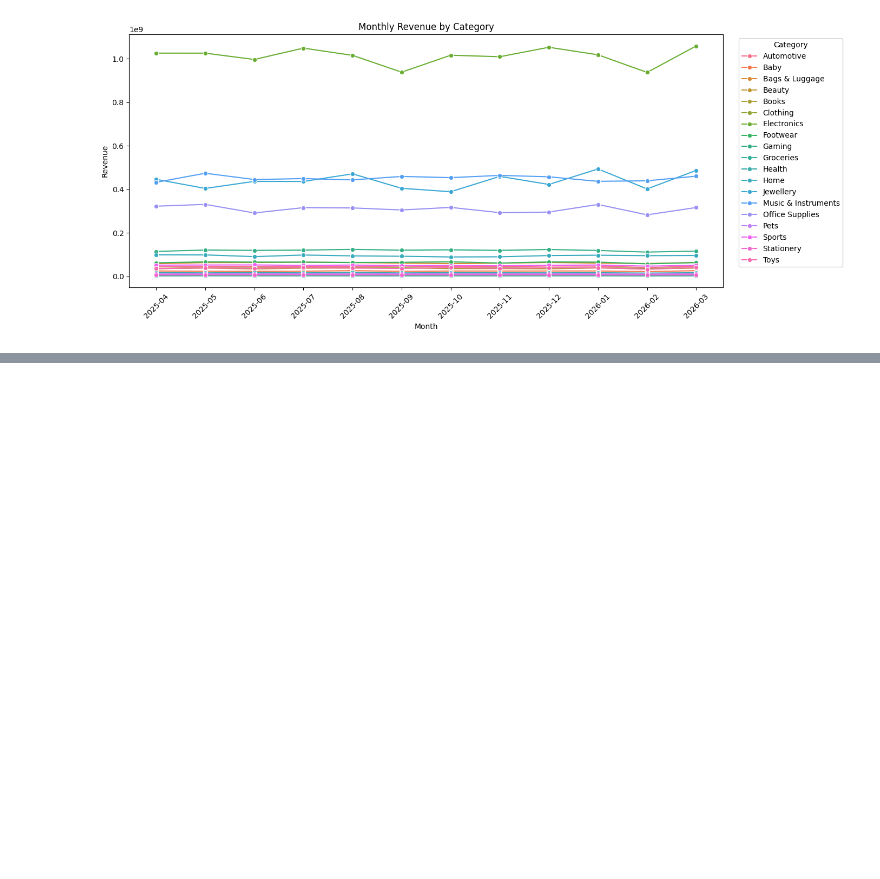
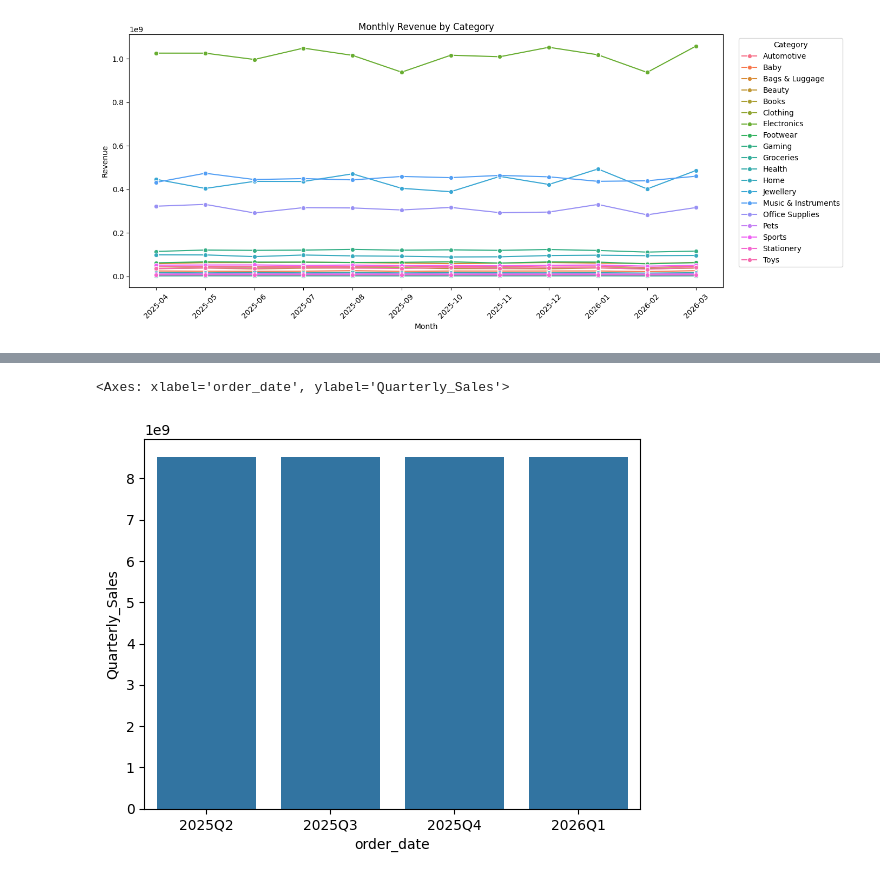
Before and after one commit to BhupathiTharun/Supply-chain-data-warehouse, a Jupyter notebook: notebooks/03_EDA.ipynb, the cells around one changed output, grey strips where cells are left out. Drawn from its saved outputs; the diff is of its cells as text; code cells hidden in the pictures; blank space fills up the shorter version.

```diff
--- a/notebooks/03_EDA.ipynb
+++ b/notebooks/03_EDA.ipynb
@@ -1133,0 +1167,16 @@ plt.show()
+# %%
+quarterly_sales = (
+    df2.groupby(df2['order_date'].dt.to_period('Q'))['net_amount']
+       .sum()
+       .reset_index(name='Quarterly_Sales')
+)
+# %%
+
+sns.barplot(
+    data=quarterly_sales,
+    x='order_date',
+    y='Quarterly_Sales'
+)
+# %% [output]
+<Axes: xlabel='order_date', ylabel='Quarterly_Sales'>
+[figure, added]
```
Also changed, not shown: parts of 26 cells of this notebook.
